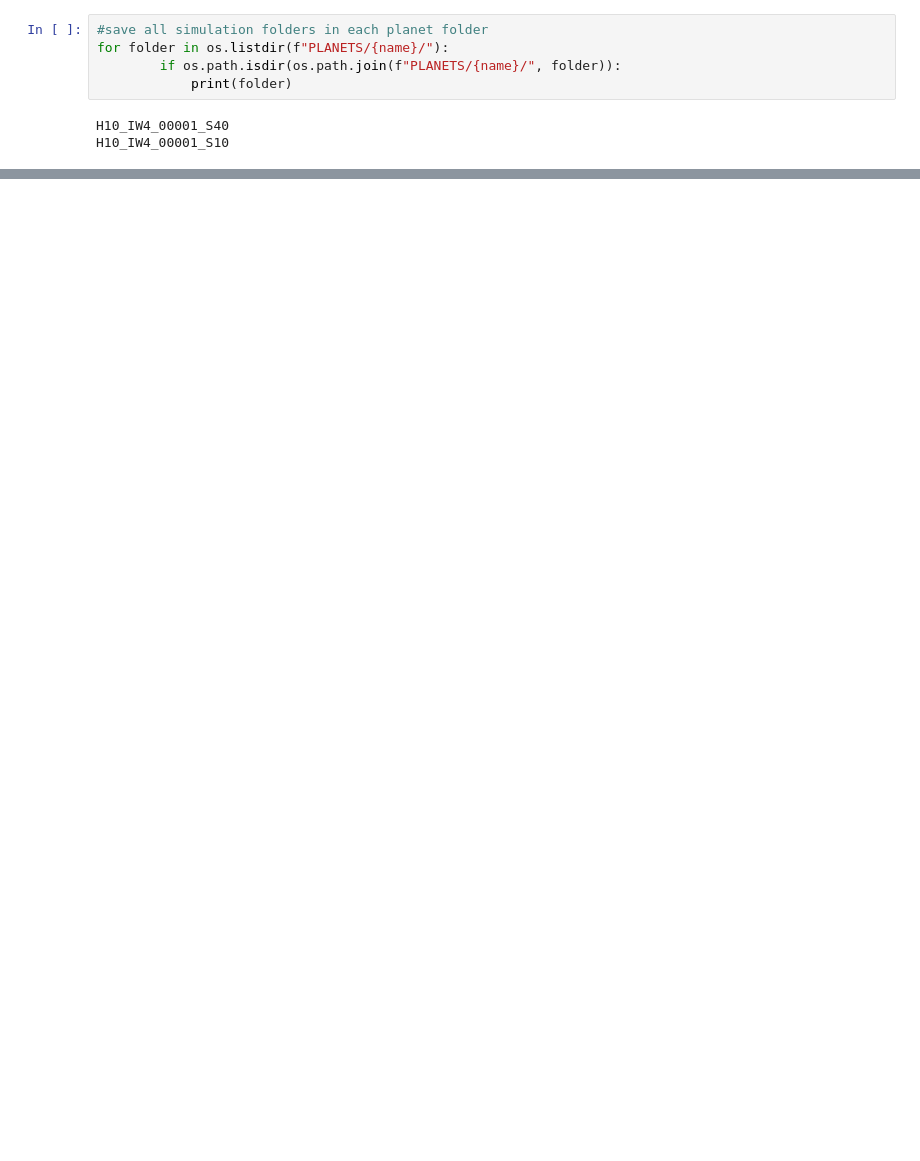
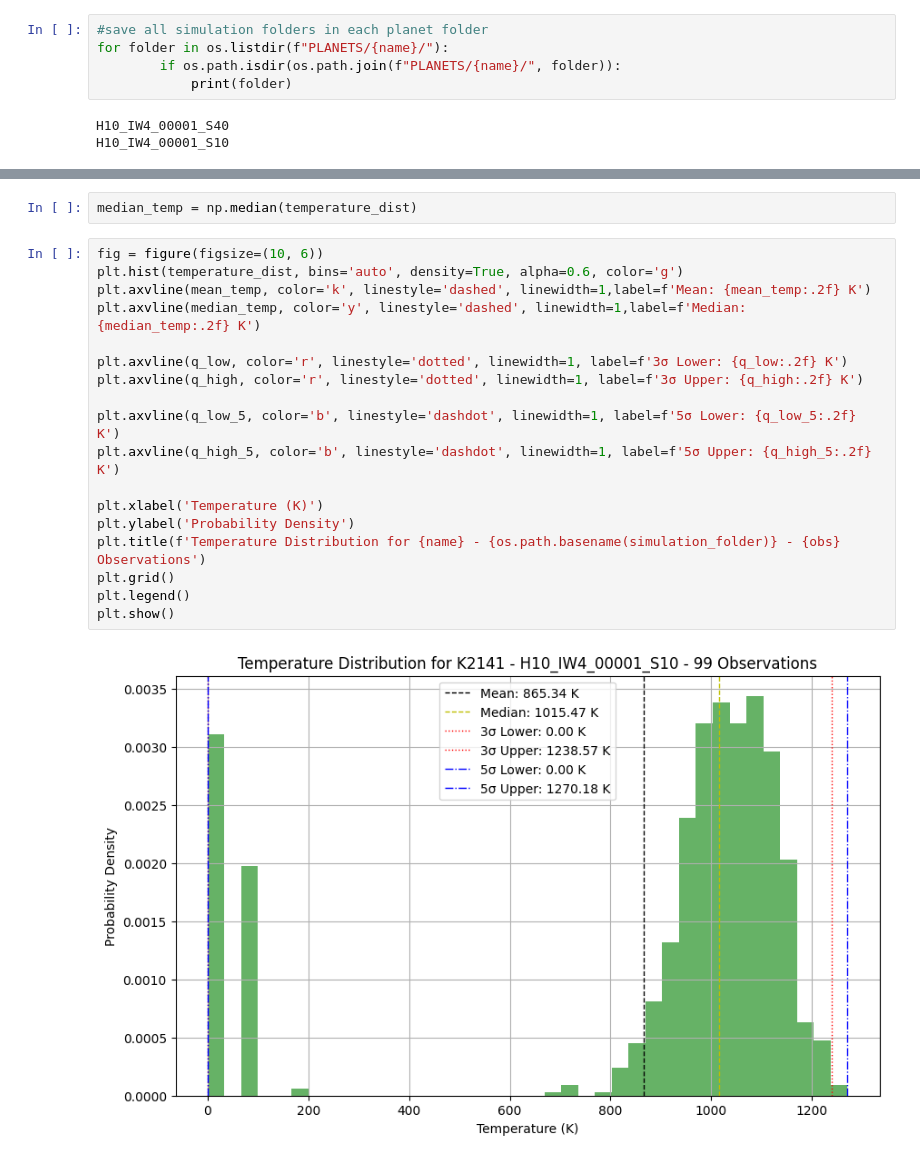
Before and after one commit to lorlo9999/MasterThesis, a Jupyter notebook: blackbody-fit.ipynb, the cells around one changed output, grey strips where cells are left out. Cells and saved outputs as stored; diff of their text form; blank space fills up the shorter version.

```diff
--- a/blackbody-fit.ipynb
+++ b/blackbody-fit.ipynb
@@ -354,3 +358,25 @@ Analysed for 1 observations. Mean temperature: 78.39 K, 3-sigma lower limit: 1.5
+# %%
+median_temp = np.median(temperature_dist)
+# %%
+fig = figure(figsize=(10, 6))
+plt.hist(temperature_dist, bins='auto', density=True, alpha=0.6, color='g')
+plt.axvline(mean_temp, color='k', linestyle='dashed', linewidth=1,label=f'Mean: {mean_temp:.2f} K')
+plt.axvline(median_temp, color='y', linestyle='dashed', linewidth=1,label=f'Median: {median_temp:.2f} K')
+
+plt.axvline(q_low, color='r', linestyle='dotted', linewidth=1, label=f'3σ Lower: {q_low:.2f} K')
+plt.axvline(q_high, color='r', linestyle='dotted', linewidth=1, label=f'3σ Upper: {q_high:.2f} K')
+
+plt.axvline(q_low_5, color='b', linestyle='dashdot', linewidth=1, label=f'5σ Lower: {q_low_5:.2f} K')
+plt.axvline(q_high_5, color='b', linestyle='dashdot', linewidth=1, label=f'5σ Upper: {q_high_5:.2f} K')
+
+plt.xlabel('Temperature (K)')
+plt.ylabel('Probability Density')
+plt.title(f'Temperature Distribution for {name} - {os.path.basename(simulation_folder)} - {obs} Observations')
+plt.grid()
+plt.legend()
+plt.show()
+# %% [output]
+[figure, added]
 # %%
 #show the fit of the planet spectra with the mean temperature
 plt.figure(figsize=(10, 6))
```
Also changed, not shown: parts of 5 cells of this notebook.
